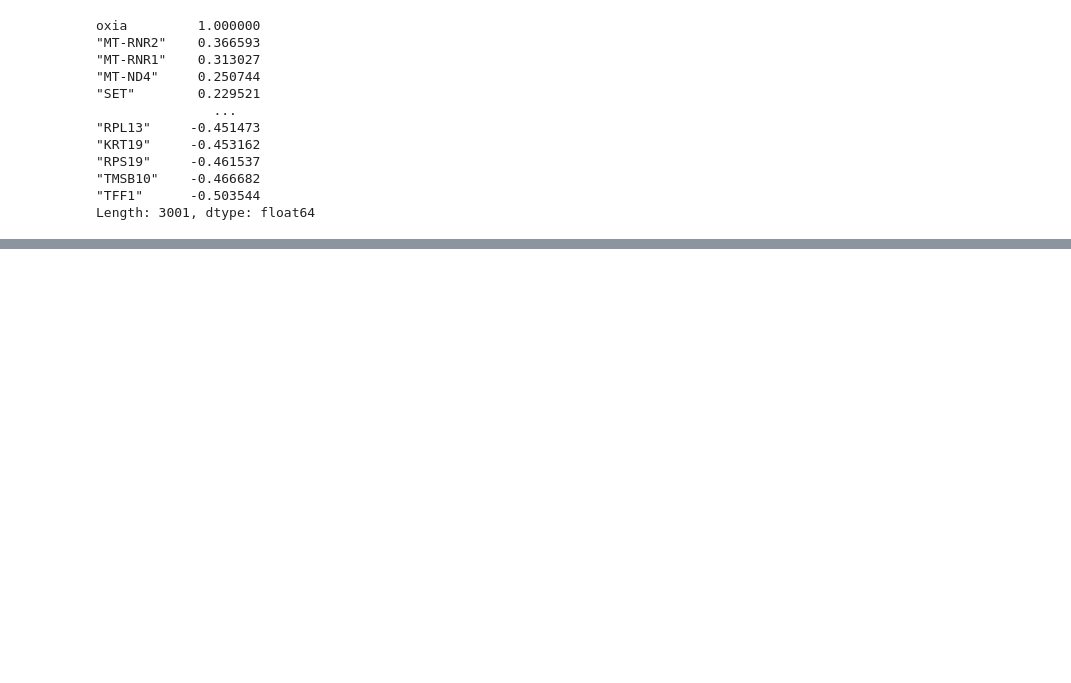
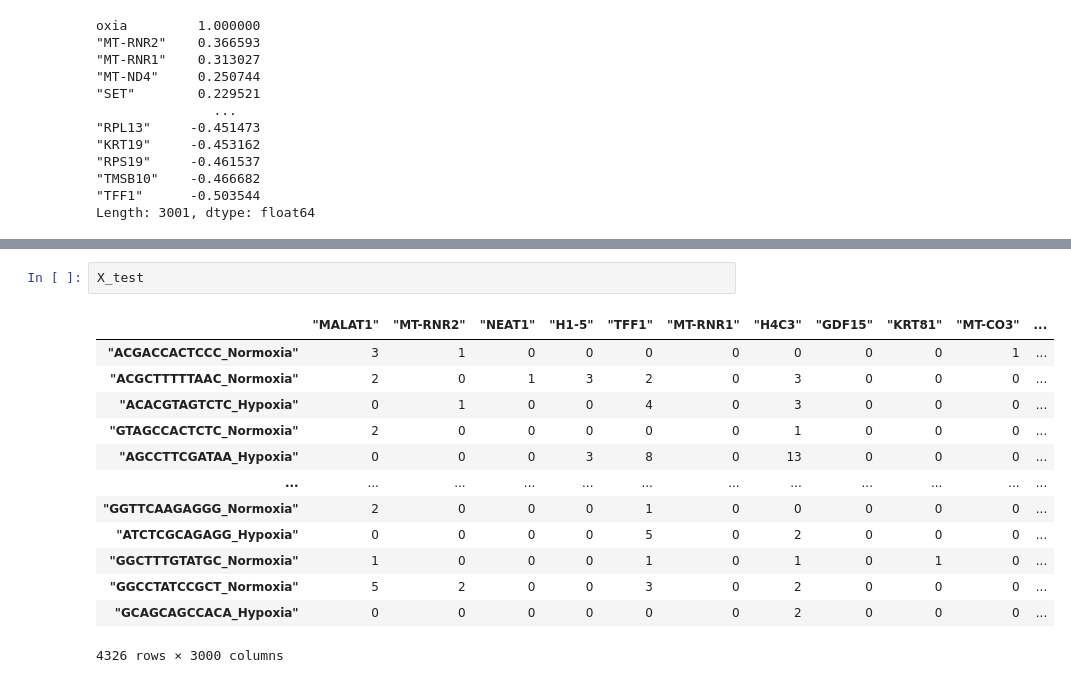
Before and after one commit to MauriceCC04/AI-Lab, a Jupyter notebook: supervised mcf7.ipynb, the cells around one changed output, grey strips where cells are left out. Drawn from its saved outputs; the diff is of its cells as text; blank space fills up the shorter version.

```diff
--- a/supervised mcf7.ipynb
+++ b/supervised mcf7.ipynb
@@ -190,0 +165,16 @@ df_normoxic_transposed
+# %%
+X_test
+# %% [output]
+|  | "MALAT1" | "MT-RNR2" | "NEAT1" | "H1-5" | "TFF1" | "MT-RNR1" | "H4C3" | "GDF15" | "KRT81" | "MT-CO3" | ... |
+| "ACGACCACTCCC_Normoxia" | 3 | 1 | 0 | 0 | 0 | 0 | 0 | 0 | 0 | 1 | ... |
+| "ACGCTTTTTAAC_Normoxia" | 2 | 0 | 1 | 3 | 2 | 0 | 3 | 0 | 0 | 0 | ... |
+| "ACACGTAGTCTC_Hypoxia" | 0 | 1 | 0 | 0 | 4 | 0 | 3 | 0 | 0 | 0 | ... |
+| "GTAGCCACTCTC_Normoxia" | 2 | 0 | 0 | 0 | 0 | 0 | 1 | 0 | 0 | 0 | ... |
+| "AGCCTTCGATAA_Hypoxia" | 0 | 0 | 0 | 3 | 8 | 0 | 13 | 0 | 0 | 0 | ... |
+| ... | ... | ... | ... | ... | ... | ... | ... | ... | ... | ... | ... |
+| "GGTTCAAGAGGG_Normoxia" | 2 | 0 | 0 | 0 | 1 | 0 | 0 | 0 | 0 | 0 | ... |
+| "ATCTCGCAGAGG_Hypoxia" | 0 | 0 | 0 | 0 | 5 | 0 | 2 | 0 | 0 | 0 | ... |
+| "GGCTTTGTATGC_Normoxia" | 1 | 0 | 0 | 0 | 1 | 0 | 1 | 0 | 1 | 0 | ... |
+| "GGCCTATCCGCT_Normoxia" | 5 | 2 | 0 | 0 | 3 | 0 | 2 | 0 | 0 | 0 | ... |
+| "GCAGCAGCCACA_Hypoxia" | 0 | 0 | 0 | 0 | 0 | 0 | 2 | 0 | 0 | 0 | ... |
+4326 rows × 3000 columns
```
Also changed, not shown: parts of 19 cells of this notebook.
